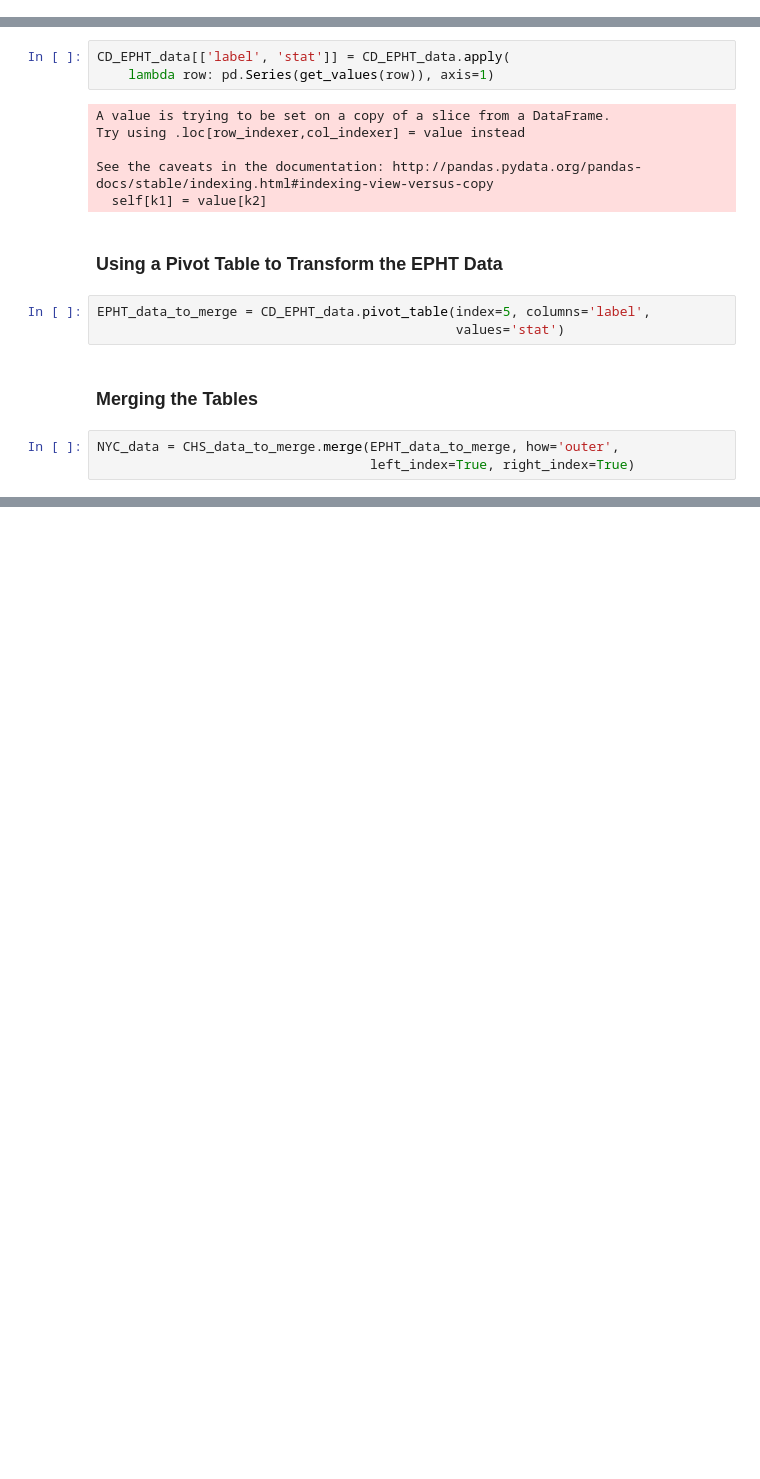
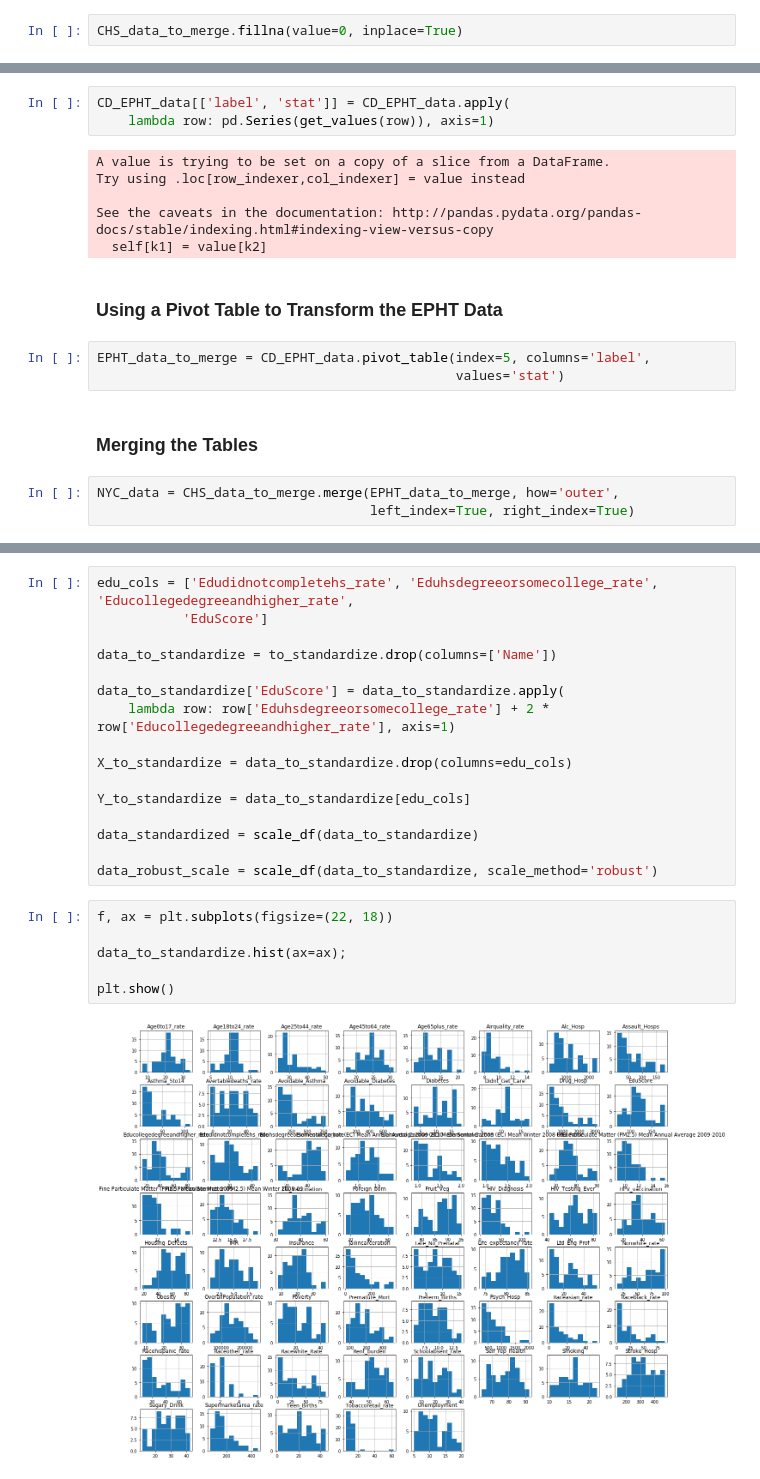
Before and after one commit to jojordan3/Public-Health-and-Education, a Jupyter notebook: ExplorationNB.ipynb, the cells around one changed output, grey strips where cells are left out. Cells and saved outputs as stored; diff of their text form; blank space fills up the shorter version.

Commit message:
update notebook and add data

```diff
--- a/ExplorationNB.ipynb
+++ b/ExplorationNB.ipynb
@@ -153,4 +192,6 @@ ID
 107    -
 108    -
 Name: Avertabledeaths_rank, dtype: object
+# %%
+CHS_data_to_merge.fillna(value=0, inplace=True)
 # %% [markdown]
@@ -288,0 +328,24 @@ Name: Eduhsdegreeorsomecollege_rate, dtype: float64
+# %%
+edu_cols = ['Edudidnotcompletehs_rate', 'Eduhsdegreeorsomecollege_rate', 'Educollegedegreeandhigher_rate',
+           'EduScore']
+
+data_to_standardize = to_standardize.drop(columns=['Name'])
+
+data_to_standardize['EduScore'] = data_to_standardize.apply(
+    lambda row: row['Eduhsdegreeorsomecollege_rate'] + 2 * row['Educollegedegreeandhigher_rate'], axis=1)
+
+X_to_standardize = data_to_standardize.drop(columns=edu_cols)
+
+Y_to_standardize = data_to_standardize[edu_cols]
+
+data_standardized = scale_df(data_to_standardize)
+
+data_robust_scale = scale_df(data_to_standardize, scale_method='robust')
+# %%
+f, ax = plt.subplots(figsize=(22, 18))
+
+data_to_standardize.hist(ax=ax);
+
+plt.show()
+# %% [output]
+[figure, added]
```
Also changed, not shown: parts of 40 cells of this notebook, 7 other files.
